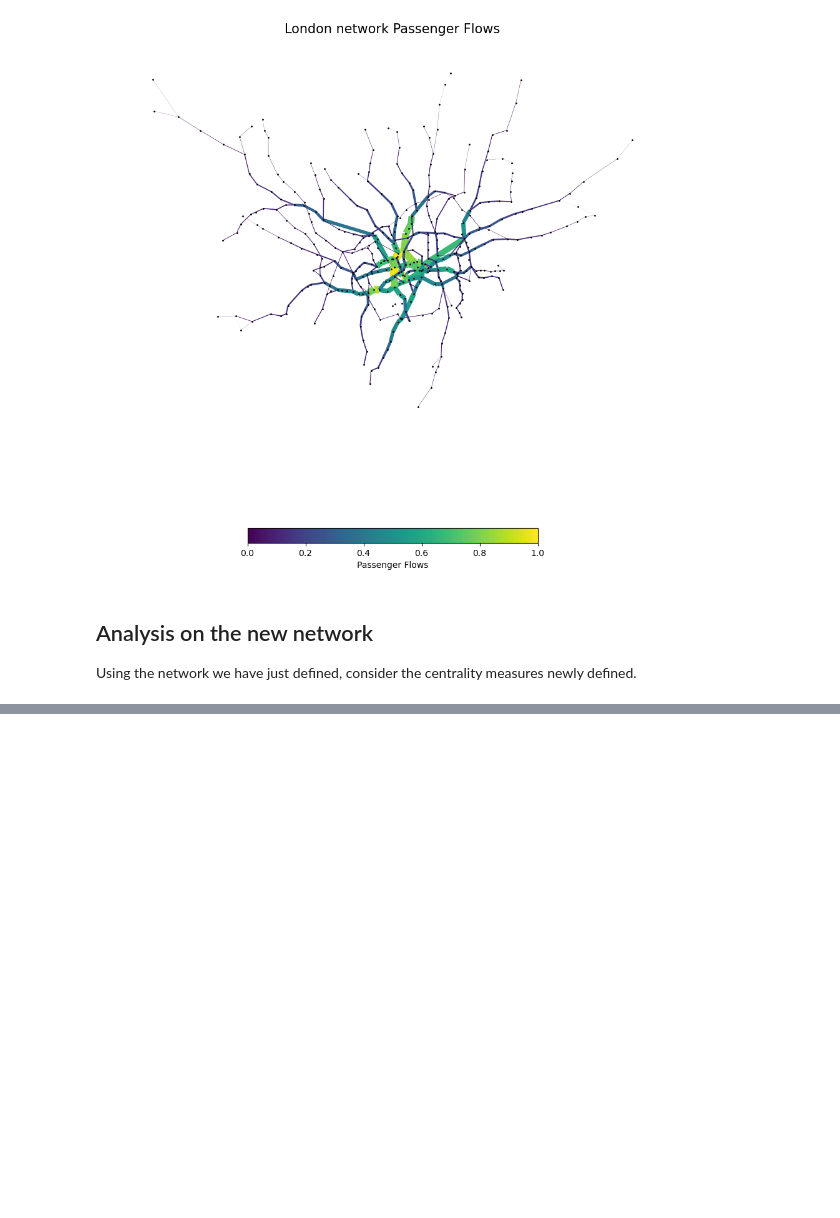
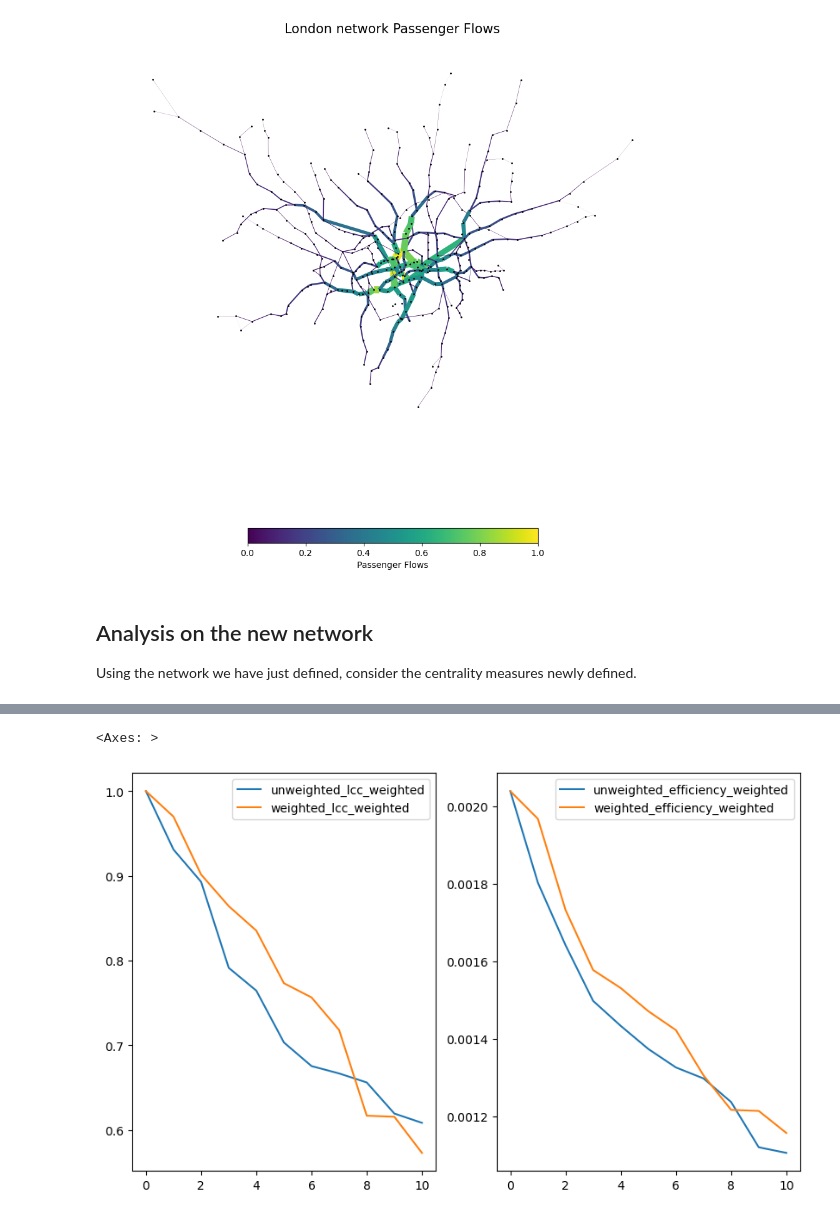
Before and after one commit to sokimura39/Urban_Simulation_Report, a Jupyter notebook: 01_network_analysis.ipynb, the cells around one changed output, grey strips where cells are left out. Saved outputs shown, nothing was run; the diff lists cells and outputs as text; code cells hidden in the pictures; blank space fills up the shorter version.

```diff
--- a/01_network_analysis.ipynb
+++ b/01_network_analysis.ipynb
@@ -1119,0 +1143,3 @@ pd.DataFrame.from_dict(nx.harmonic_centrality(G, distance = 'inv_flows'), orient
+# %%
+# store in data frame
+bet_remove_df = pd.DataFrame.from_dict(bet_networks)
@@ -1119,0 +1185,11 @@ pd.DataFrame.from_dict(nx.harmonic_centrality(G, distance = 'inv_flows'), orient
+# %%
+# calculate the values
+
+for l in ['unweighted', 'weighted']:
+    # LCC
+    bet_remove_df[f'{l}_lcc_weighted'] = bet_remove_df.apply(lambda x: lcc_weighted(x[l]), axis = 1)
+    # efficiency
+    bet_remove_df[f'{l}_efficiency_weighted'] = bet_remove_df.apply(lambda x: global_efficiency_flow(x[l], weight = 'length'), axis = 1)
+
+
+bet_remove_df
@@ -1119,0 +1209,21 @@ pd.DataFrame.from_dict(nx.harmonic_centrality(G, distance = 'inv_flows'), orient
+# %%
+# initialise plot
+fig, axes = plt.subplots(1, 2, figsize = (10, 6))
+
+# set color map
+color_palette = 'Accent'
+
+# plot the LCC figure
+bet_remove_df.plot(
+    y = ['unweighted_lcc_weighted', 'weighted_lcc_weighted'],
+    ax = axes[0]
+)
+
+# plot the efficiency figure
+bet_remove_df.plot(
+    y = ['unweighted_efficiency_weighted', 'weighted_efficiency_weighted'],
+    ax = axes[1]
+)
+# %% [output]
+<Axes: >
+[figure, added]
```
Also changed, not shown: parts of 24 cells of this notebook, 6 other files.
